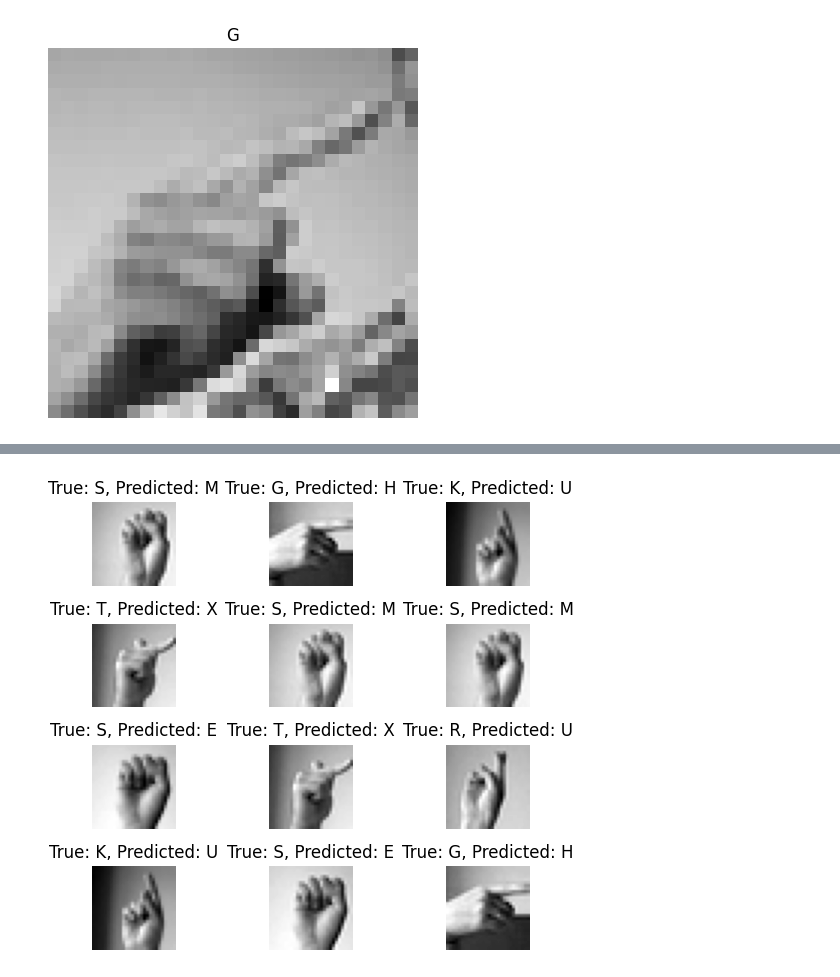
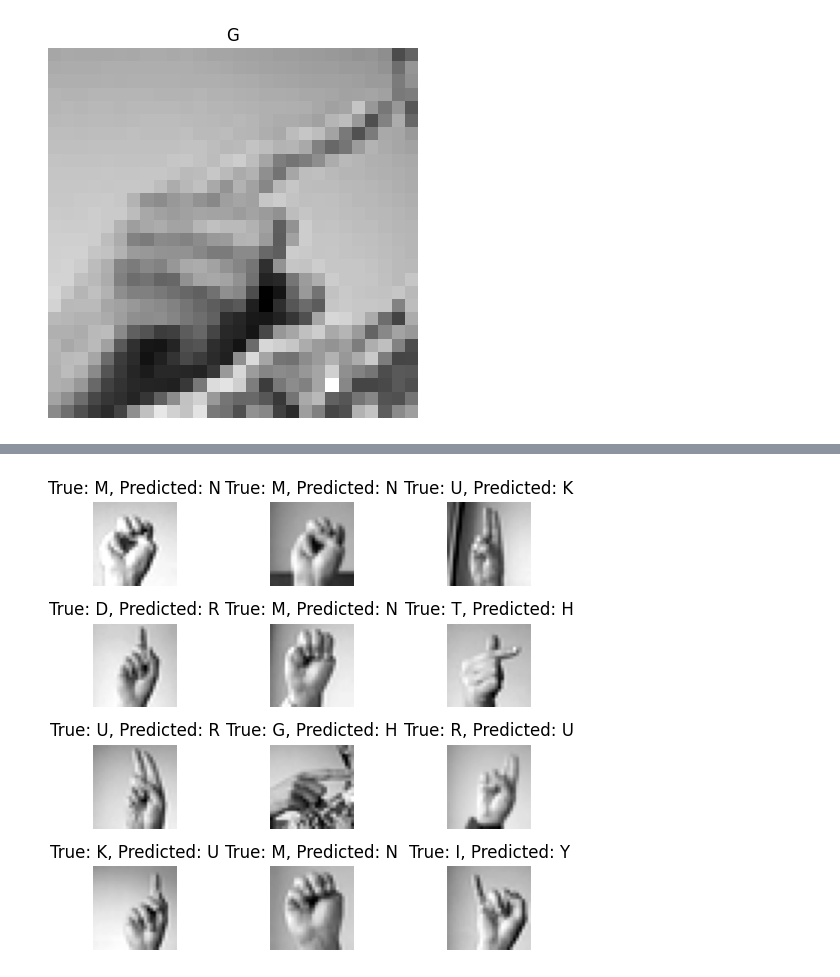
Before and after one commit to sofieutoft/ASLclassification, a Jupyter notebook: model.ipynb, the cells around one changed output, grey strips where cells are left out. Saved outputs shown, nothing was run; the diff lists cells and outputs as text; code cells hidden in the pictures.

```diff
--- a/model.ipynb
+++ b/model.ipynb
@@ -146,7 +139,7 @@ test shape:  (7172, 28, 28, 1)
 # %%
 #one hot encoding
-Y_train_encoded = to_categorical(Y_train, num_classes = 25)
-Y_test_encoded = to_categorical(Y_test, num_classes=25)
+Y_train_encoded = to_categorical(y_train, num_classes = 25)
+Y_test_encoded = to_categorical(y_test, num_classes=25)
 # %%
 '''accuracies listed were tested with an epoch size of 19'''
 
@@ -193,15 +188,15 @@ model.compile(optimizer = optimizer , loss = "categorical_crossentropy", metrics
 
 #calculate the epochs & batch size
 data = X_train.shape[0]
-epochs = 85 #whole number options = 1, 5, 17, 19, 85, 95
+epochs = 118 #whole number options = 1, 5, 17, 19, 85, 95, 289, 323, 1445, 1615, 5491, 27455
 batch_size = int(data / epochs)
 # %%
 #data augmentation
 datagen = ImageDataGenerator(featurewise_center=False, samplewise_center=False, featurewise_std_normalization=False, samplewise_std_normalization=False, zca_whitening=False,
-        rotation_range=5,  #randomly rotate images 5 degrees
-        zoom_range = 0.1, #randomly zoom in 10%
-        width_shift_range=0.1,  #randomly shift images horizontally 10%
-        height_shift_range=0.1,  #randomly shift images vertically 10%
+        rotation_range = 10,  #randomly rotate images 5 degrees
+        zoom_range = 0.3, #randomly zoom in 10%
+        width_shift_range= 0.3,  #randomly shift images horizontally 10%
+        height_shift_range= 0.3,  #randomly shift images vertically 10%
         horizontal_flip=False,  #randomly flip images set to false - could this affect the sign if True (?)
         vertical_flip=False)  #randomly flip images set to false - could this affect the sign if True (?)
 
@@ -225,11 +220,11 @@ class TrainingTimeCallback(Callback):
 #create an instance of the custom callback
 time_callback = TrainingTimeCallback()
 # %%
-#calculate the stpes per epoch
+#calculate the steps per epoch
 steps_per_epoch = int(X_train.shape[0] / batch_size)
 
 #define early stopping criteria
-early_stopping = EarlyStopping(monitor='val_loss', patience = 2, verbose=1, min_delta = 0.01, restore_best_weights = True)
+early_stopping = EarlyStopping(monitor='val_loss', patience = 5, verbose=1, min_delta = 0.01, restore_best_weights = True)
 
 #fit the model
 history = model.fit(datagen.flow(X_train, Y_train_encoded, batch_size=batch_size), epochs=epochs,
@@ -278,31 +273,23 @@ plt.show()
 # %%
 Y_pred = model.predict(X_test)
-Y_test_labels = [num_to_letters[label] for label in Y_test]
+Y_pred_labels = [num_to_letters[np.argmax(pred)] for pred in Y_pred]
+Y_test_labels = [num_to_letters[num] for num in y_test]
 
-#find misclassified indices
+# Find misclassified indices
 misclassified_indices = []
-for i in range(len(Y_test)):
-    if np.argmax(Y_pred[i]) != (Y_test[i]):
+for i in range(len(y_test)):
+    if Y_pred_labels[i] != Y_test_labels[i]:
         misclassified_indices.append(i)
-print("Number of misclassifications: " , len(misclassified_indices))
 
-#visualize misclassified images individually
-'''
-for i in misclassified_indices:
-    plt.imshow(X_test[i].reshape(28, 28), cmap='gray')
-    true_label = num_to_letters[Y_test[i]]
-    predicted_label = num_to_letters[np.argmax(Y_pred[i])]
-    plt.title(f"True: {true_label}, Predicted: {predicted_label}")
-    plt.axis('off')
-    plt.show()'''
+print("Number of misclassifications:", len(misclassified_indices))
 
-#visualize misclassified images all at once
+# Visualize misclassified images all at once
 plt.figure(figsize=(6, 5))
 for i, index in enumerate(misclassified_indices[:12]):
     plt.subplot(4, 3, i + 1)
     plt.imshow(X_test[index].reshape(28, 28), cmap='gray')
     true_label = Y_test_labels[index]
-    predicted_label = num_to_letters[np.argmax(Y_pred[index])]
+    predicted_label = Y_pred_labels[index]
     plt.title(f"True: {true_label}, Predicted: {predicted_label}")
     plt.axis('off')
 
@@ -314,3 +301,3 @@ Number of misclassifications:  107
-[figure, old version]
+[figure, new version]
 # %%
 Y_pred = model.predict(X_test)
```
Also changed, not shown: parts of 17 cells of this notebook.
